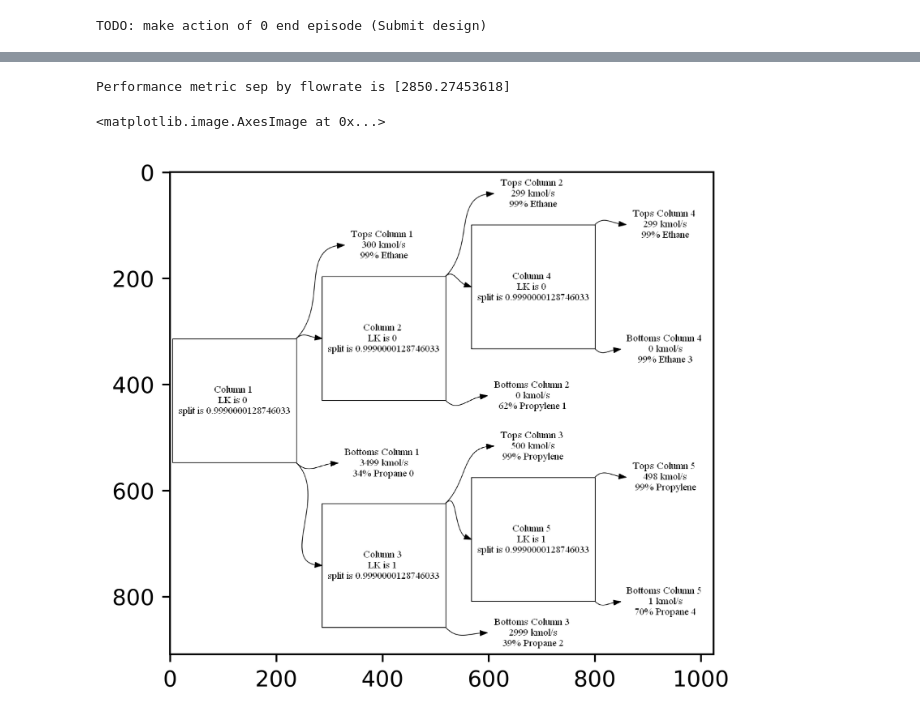
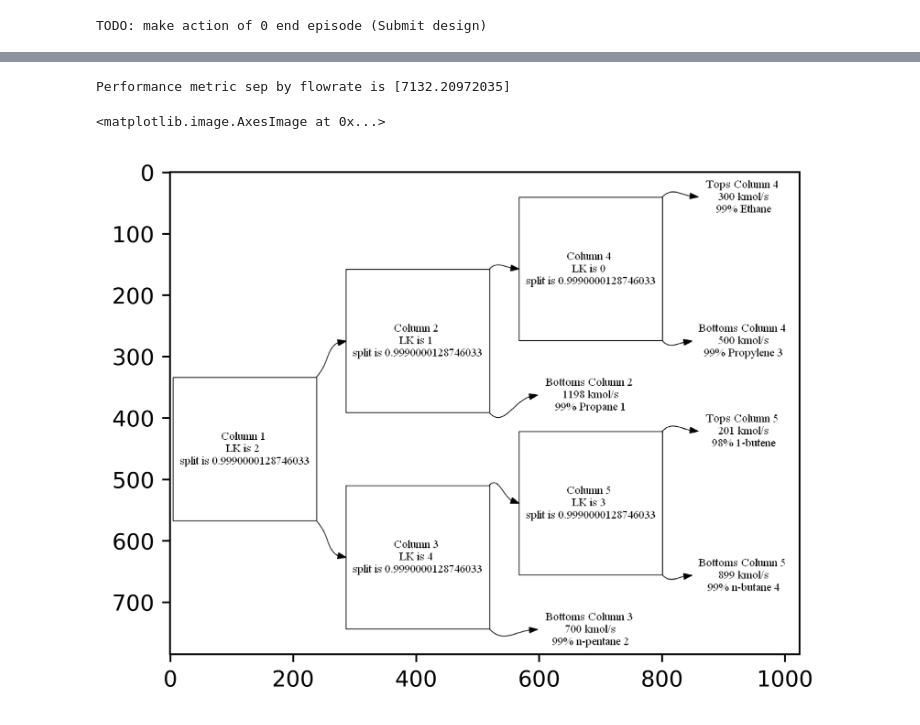
Before and after one commit to lollcat/RL-Process-Design, a Jupyter notebook: Discrete and Continuous/Heuristic Design/Untitled.ipynb, the cells around one changed output, grey strips where cells are left out. Cells and saved outputs as stored; diff of their text form; code cells hidden in the pictures.

```diff
--- a/Discrete and Continuous/Heuristic Design/Untitled.ipynb
+++ b/Discrete and Continuous/Heuristic Design/Untitled.ipynb
@@ -15,7 +15,7 @@ env.reset()
 for i in range(env.split_option_n):
     selected_stream = env.n_outlet_streams - 1
     selected_compound = i
-    discrete_action = selected_stream*env.split_option_n + selected_stream
+    discrete_action = selected_stream*env.split_option_n + selected_compound
     continuous_action = 1
     action = ()
     env.step([continuous_action, discrete_action])
@@ -35,26 +35,26 @@ Performance metric sep by lightness is [1677.66685017]
 # %%
 env.reset()
 flowrated_order = [2, 1, 4, 0, 3]
 sep_order = [0, 0, 1, 0, 1]
 for i in range(env.split_option_n):
     selected_stream = sep_order[i]
     selected_compound = flowrated_order[i]
-    discrete_action = selected_stream*env.split_option_n + selected_stream
+    discrete_action = selected_stream*env.split_option_n + selected_compound
     continuous_action = 1
     action = ()
     env.step([continuous_action, discrete_action])
 performance_flowrate = env.Performance_metric
 sequence_2 = env.sep_order
 print(f'Performance metric sep by flowrate is {performance_flowrate}')
 
 BFD2 = Visualiser(env).visualise()
 matplotlib.rcParams['figure.dpi']= 800
 fig, ax = plt.subplots()
 ax.imshow(BFD2)
 # %% [output]
-Performance metric sep by flowrate is [2850.27453618]
+Performance metric sep by flowrate is [7132.20972035]
 <matplotlib.image.AxesImage at 0x...>
-[figure, old version]
+[figure, new version]
 # %%
 env.reset()
 flowrated_order = [0, 4, 2, 1, 3]
```
Also changed, not shown: parts of 2 cells of this notebook, 13 other files.
